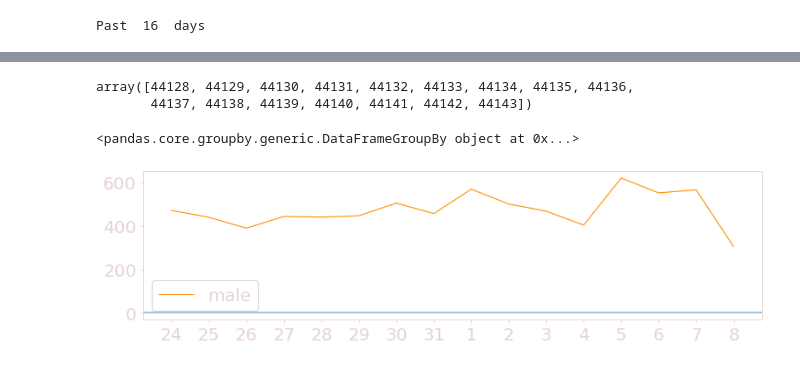
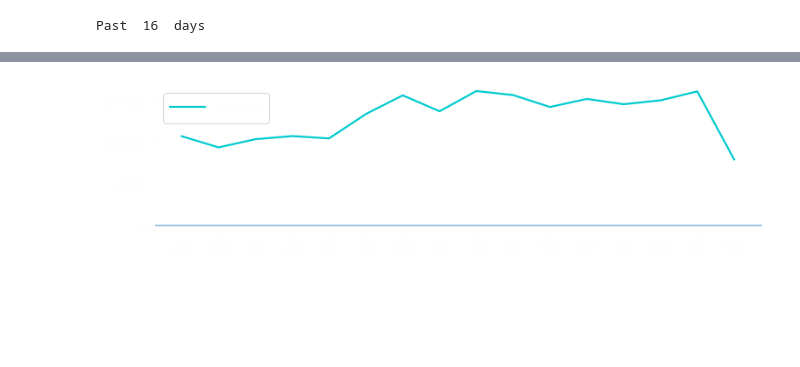
Before and after one commit to tamccullough/covon, a Jupyter notebook: ontario_covid_cases_2020-CURRENT.ipynb, the cells around one changed output, grey strips where cells are left out. Saved outputs shown, nothing was run; the diff lists cells and outputs as text; code cells hidden in the pictures; blank space fills up the shorter version.

```diff
--- a/ontario_covid_cases_2020-CURRENT.ipynb
+++ b/ontario_covid_cases_2020-CURRENT.ipynb
@@ -243,0 +110,6 @@ on_cases
+# %%
+'''daily_deaths = []
+for date in on_db['Case_Reported_Date'].sort_values().dropna().unique():
+    previous_dates = on_db[(on_db['Case_Reported_Date'] < date) & (on_db['Outcome1'] == 'Fatal')]['Outcome1'].count()
+    current_date = on_db[(on_db['Case_Reported_Date'] <= date) & (on_db['Outcome1'] == 'Fatal')]['Outcome1'].count()
+    daily_deaths.append(current_date - previous_dates)'''
@@ -251,3 +141,3 @@ print(total_cases - int(on_cases['total'].sum()),'cases not assigned to any age
 # %%
-all_cases = all_cases_count(on_db)
-all_deaths = all_deaths_count(on_db)
+all_cases = com.all_cases_count(on_db)
+#all_cases['daily_deaths'] = daily_deaths
@@ -361,0 +210,6 @@ recent_cases_count
+# %%
+recent_cases_count = all_cases.tail(16)
+recent_cases_count = recent_cases_count.reset_index()
+recent_cases_count.pop('index')
+recent_cases_count['days'] = recent_cases_count['date'].apply(lambda x: x[-2:])
+print(recent_cases_count)
@@ -372,22 +244,13 @@ chs.graph_frame(recent_cases_count['days'],recent_cases_count['fatal'],theme,fil
-# %%
-recent_cases_count['date'].unique()
-# %% [output]
-array([44128, 44129, 44130, 44131, 44132, 44133, 44134, 44135, 44136,
-       44137, 44138, 44139, 44140, 44141, 44142, 44143])
-# %%
-on_db[on_db['utc'] == 44077].groupby('Client_Gender')
-# %% [output]
-<pandas.core.groupby.generic.DataFrameGroupBy object at 0x...>
 # %%
 female_16 = recent_cases[recent_cases['Client_Gender'] == 'FEMALE']
 male_16 = recent_cases[recent_cases['Client_Gender'] == 'MALE']
 transgender_16 = recent_cases[recent_cases['Client_Gender'] == 'TRANSGENDER']
-female_16_count = utc_count(female_16)
-male_16_count = utc_count(male_16)
-transgender_16_count = utc_count(transgender_16)
+female_16_count = com.utc_count(female_16)
+male_16_count = com.utc_count(male_16)
+transgender_16_count = com.utc_count(transgender_16)
 
 a,b,c,d = [],[],[],[]
-for date in recent_cases_count['date'].unique():
+for date in recent_cases_count['utc'].unique():
     actual = on_db[on_db['utc'] == date]['Case_Reported_Date'].values[0]
     try:
         m = male_16_count[male_16_count['date'] == date]['count'].values[0]
@@ -413,9 +276,9 @@ recent_cases_count = recent_cases_count.dropna()
 # %%
 #plt.savefig(filename, facecolor=FACE,edgecolor=EDGE)
 filename = f'static/images/graph/16-days-total_count-male.png'
-chs.graph_frame(recent_cases_count['days'],recent_cases_count['m_count'],theme,filename,figsize = (10,3),font=18,save=1,rolling=0,legend=1,legend_title='male',ticks=1,tr=0)
+chs.graph_frame(recent_cases_count['days'],recent_cases_count['m_count'],'neon',filename,figsize = (10,3),font=18,save=1,rolling=0,legend=1,legend_title='male',ticks=1,tr=0)
 # %% [output]
-[figure, old version]
+[figure, new version]
 # %%
 filename = f'static/images/graph/16-days-total_count-female.png'
 chs.graph_frame(recent_cases_count['days'],recent_cases_count['f_count'],theme,filename,figsize = (10,3),font=18,save=1,rolling=0,legend=1,legend_title='female',ticks=1,tr=0)
```
Also changed, not shown: parts of 48 cells of this notebook, 1 other file.
